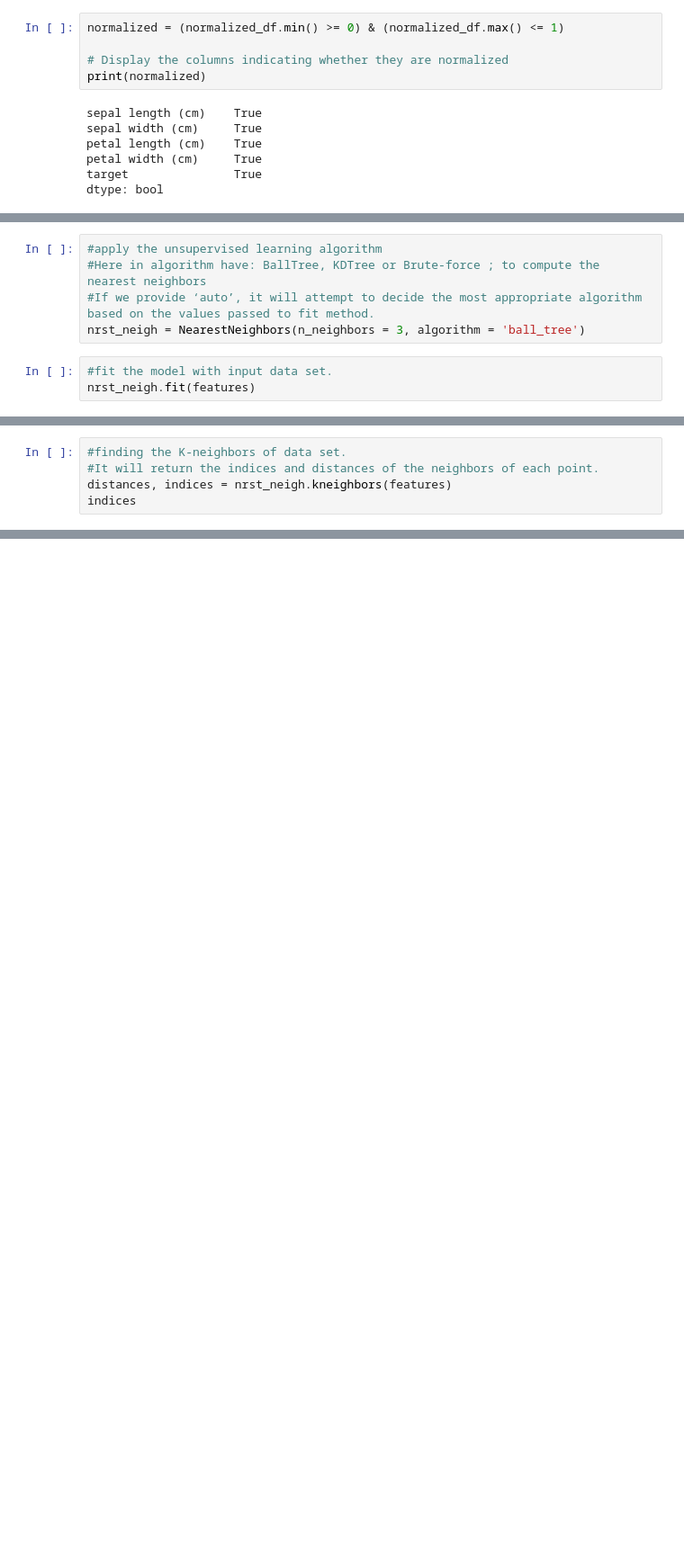
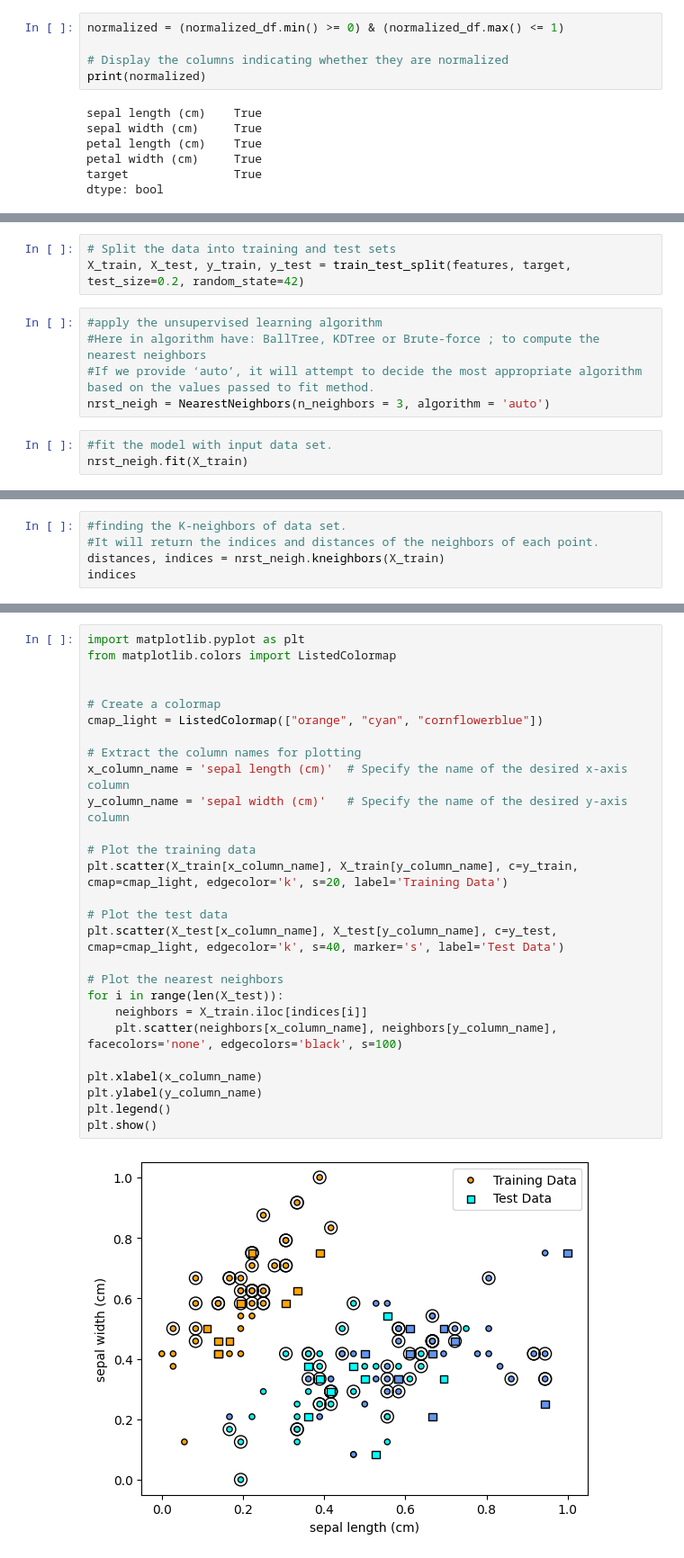
Before and after one commit to Ruvindya/Machine-Learning, a Jupyter notebook: Nearest_Neighbors_Algorithm.ipynb, the cells around one changed output, grey strips where cells are left out. Shown at 90% size. Saved outputs shown, nothing was run; the diff lists cells and outputs as text; blank space fills up the shorter version.

```diff
--- a/Nearest_Neighbors_Algorithm.ipynb
+++ b/Nearest_Neighbors_Algorithm.ipynb
@@ -138,10 +140,13 @@ plt.show()
 features = normalized_df.loc[:,['sepal length (cm)', 'sepal width (cm)', 'petal length (cm)', 'petal width (cm)']]
+# %%
+# Split the data into training and test sets
+X_train, X_test, y_train, y_test = train_test_split(features, target, test_size=0.2, random_state=42)
 # %%
 #apply the unsupervised learning algorithm
 #Here in algorithm have: BallTree, KDTree or Brute-force ; to compute the nearest neighbors
 #If we provide ‘auto’, it will attempt to decide the most appropriate algorithm based on the values passed to fit method.
-nrst_neigh = NearestNeighbors(n_neighbors = 3, algorithm = 'ball_tree')
+nrst_neigh = NearestNeighbors(n_neighbors = 3, algorithm = 'auto')
 # %%
 #fit the model with input data set.
-nrst_neigh.fit(features)
+nrst_neigh.fit(X_train)
 # %% [output]
@@ -149,6 +154,6 @@ NearestNeighbors(algorithm='ball_tree', n_neighbors=3)
 # %%
 #finding the K-neighbors of data set.
 #It will return the indices and distances of the neighbors of each point.
-distances, indices = nrst_neigh.kneighbors(features)
+distances, indices = nrst_neigh.kneighbors(X_train)
 indices
 # %% [output]
@@ -182,0 +228,29 @@ array([[1., 0., 0., ..., 0., 0., 0.],
+# %%
+import matplotlib.pyplot as plt
+from matplotlib.colors import ListedColormap
+
+
+# Create a colormap
+cmap_light = ListedColormap(["orange", "cyan", "cornflowerblue"])
+
+# Extract the column names for plotting
+x_column_name = 'sepal length (cm)'  # Specify the name of the desired x-axis column
+y_column_name = 'sepal width (cm)'   # Specify the name of the desired y-axis column
+
+# Plot the training data
+plt.scatter(X_train[x_column_name], X_train[y_column_name], c=y_train, cmap=cmap_light, edgecolor='k', s=20, label='Training Data')
+
+# Plot the test data
+plt.scatter(X_test[x_column_name], X_test[y_column_name], c=y_test, cmap=cmap_light, edgecolor='k', s=40, marker='s', label='Test Data')
+
+# Plot the nearest neighbors
+for i in range(len(X_test)):
+    neighbors = X_train.iloc[indices[i]]
+    plt.scatter(neighbors[x_column_name], neighbors[y_column_name], facecolors='none', edgecolors='black', s=100)
+
+plt.xlabel(x_column_name)
+plt.ylabel(y_column_name)
+plt.legend()
+plt.show()
+# %% [output]
+[figure, added]
```
Also changed, not shown: parts of 9 cells of this notebook.
